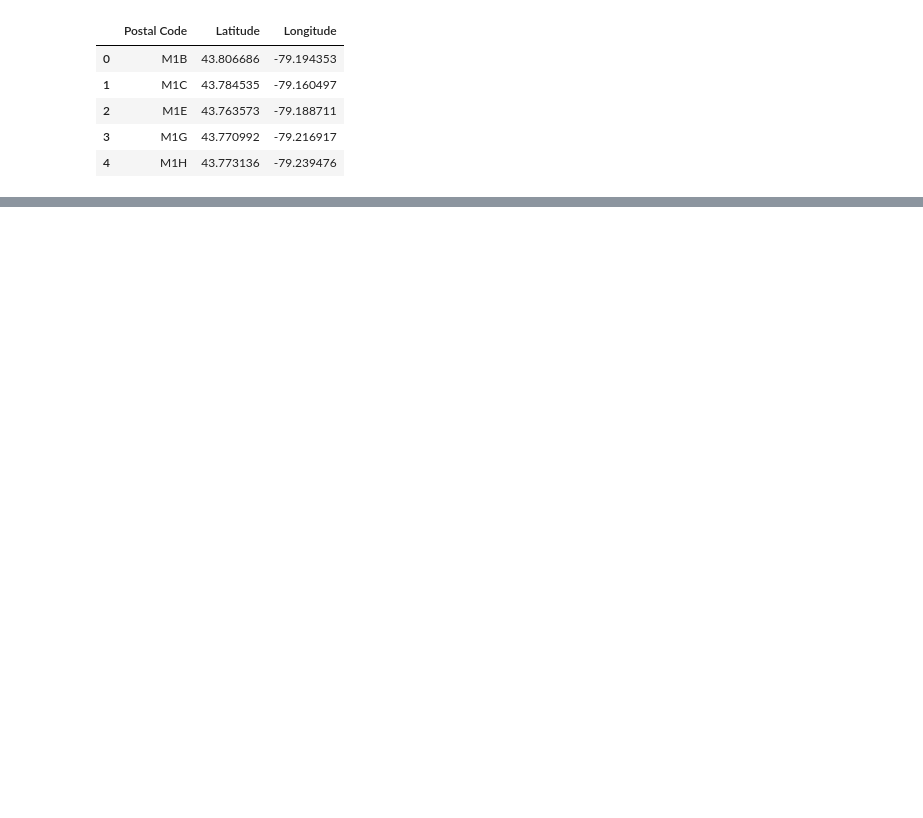
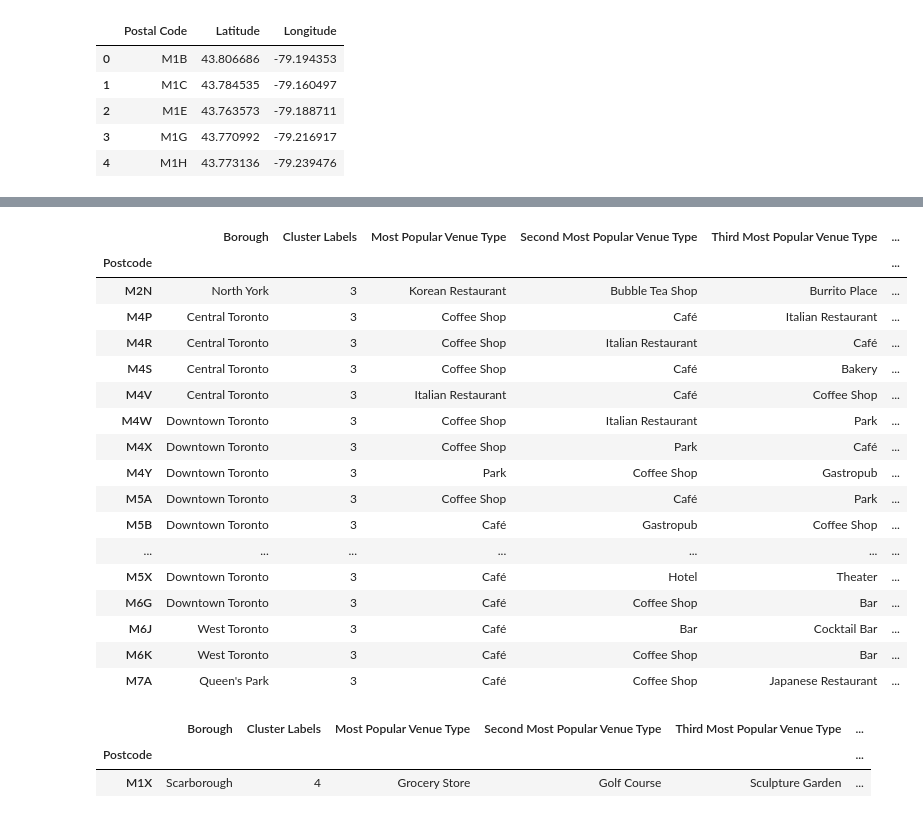
Before and after one commit to visualkai/DS-capstone, a Jupyter notebook: Segment_Toronto.ipynb, the cells around one changed output, grey strips where cells are left out. Saved outputs shown, nothing was run; the diff lists cells and outputs as text; code cells hidden in the pictures; blank space fills up the shorter version.

```diff
--- a/Segment_Toronto.ipynb
+++ b/Segment_Toronto.ipynb
@@ -101,0 +361,31 @@ post_lola.head(10)
+# %%
+clust3 = tops_lola.loc[tops_lola['Cluster Labels'] == 3]
+downtown_variety = clust3.drop(columns=['Neighbourhood', 'Longitude', 'Latitude'])
+downtown_variety
+# %% [output]
+|  | Borough | Cluster Labels | Most Popular Venue Type | Second Most Popular Venue Type | Third Most Popular Venue Type | ... |
+| Postcode |  |  |  |  |  | ... |
+| M2N | North York | 3 | Korean Restaurant | Bubble Tea Shop | Burrito Place | ... |
+| M4P | Central Toronto | 3 | Coffee Shop | Café | Italian Restaurant | ... |
+| M4R | Central Toronto | 3 | Coffee Shop | Italian Restaurant | Café | ... |
+| M4S | Central Toronto | 3 | Coffee Shop | Café | Bakery | ... |
+| M4V | Central Toronto | 3 | Italian Restaurant | Café | Coffee Shop | ... |
+| M4W | Downtown Toronto | 3 | Coffee Shop | Italian Restaurant | Park | ... |
+| M4X | Downtown Toronto | 3 | Coffee Shop | Park | Café | ... |
+| M4Y | Downtown Toronto | 3 | Park | Coffee Shop | Gastropub | ... |
+| M5A | Downtown Toronto | 3 | Coffee Shop | Café | Park | ... |
+| M5B | Downtown Toronto | 3 | Café | Gastropub | Coffee Shop | ... |
+| ... | ... | ... | ... | ... | ... | ... |
+| M5X | Downtown Toronto | 3 | Café | Hotel | Theater | ... |
+| M6G | Downtown Toronto | 3 | Café | Coffee Shop | Bar | ... |
+| M6J | West Toronto | 3 | Café | Bar | Cocktail Bar | ... |
+| M6K | West Toronto | 3 | Café | Coffee Shop | Bar | ... |
+| M7A | Queen's Park | 3 | Café | Coffee Shop | Japanese Restaurant | ... |
+# %%
+clust4 = tops_lola.loc[tops_lola['Cluster Labels'] == 4]
+parks_n_rec = clust4.drop(columns=['Neighbourhood', 'Longitude', 'Latitude'])
+parks_n_rec
+# %% [output]
+|  | Borough | Cluster Labels | Most Popular Venue Type | Second Most Popular Venue Type | Third Most Popular Venue Type | ... |
+| Postcode |  |  |  |  |  | ... |
+| M1X | Scarborough | 4 | Grocery Store | Golf Course | Sculpture Garden | ... |
```
Also changed, not shown: parts of 27 cells of this notebook.
